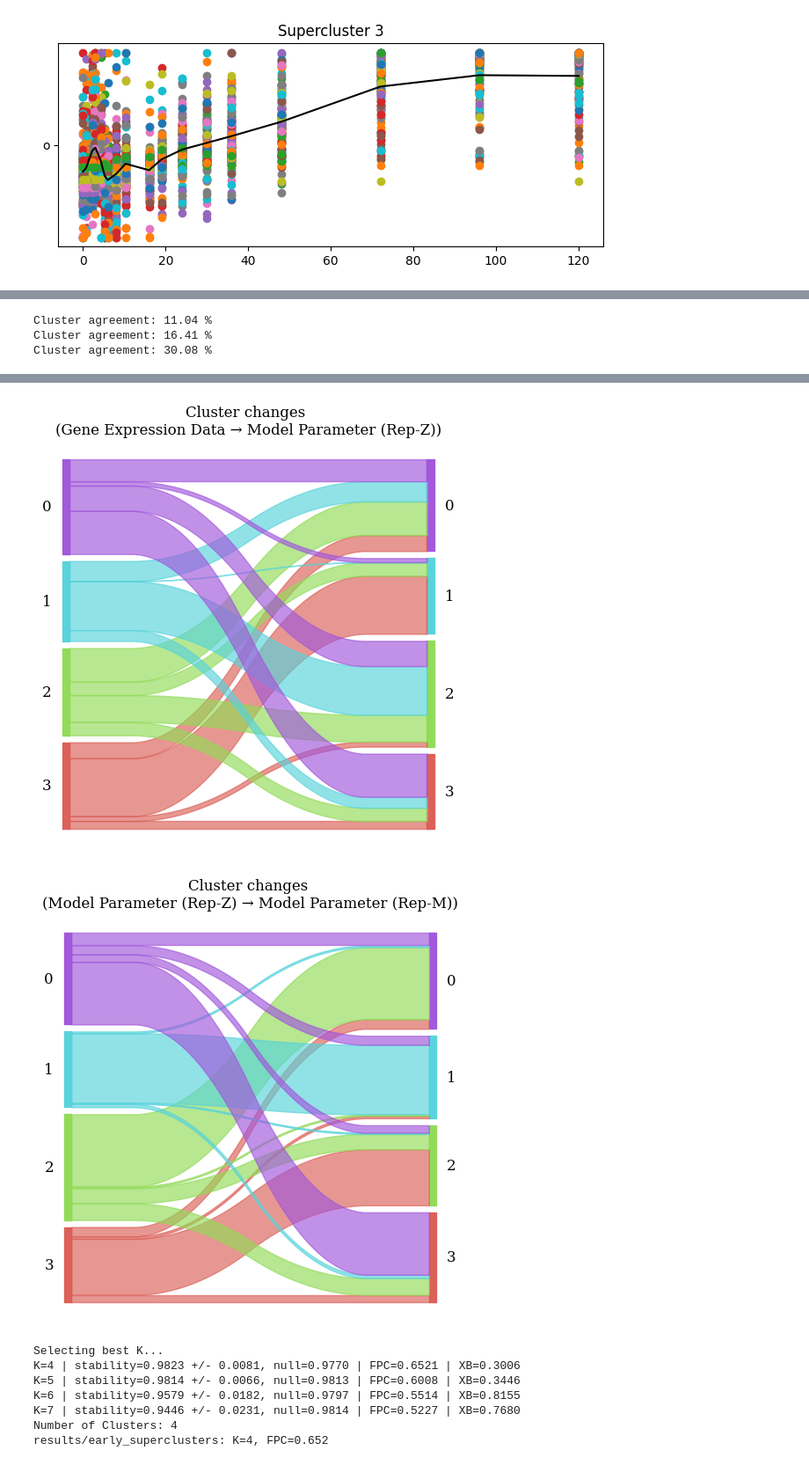
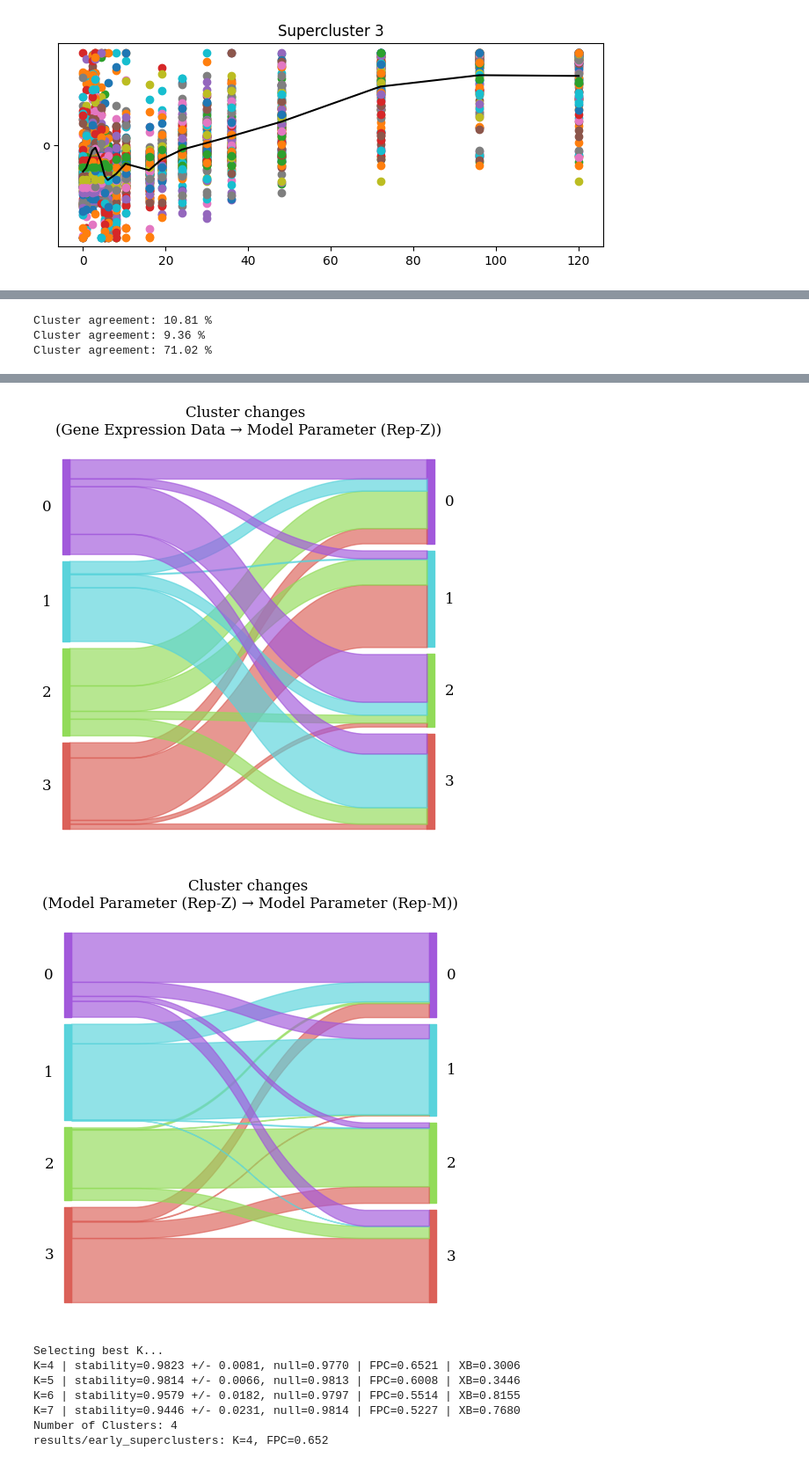
Before and after one commit to mariegrho/Expression_baseline_models, a Jupyter notebook: clustering/compare_results.ipynb, the cells around one changed output, grey strips where cells are left out. Shown at 88% size. Cells and saved outputs as stored; diff of their text form; code cells hidden in the pictures.

Commit message:
updated clustering

```diff
--- a/clustering/compare_results.ipynb
+++ b/clustering/compare_results.ipynb
@@ -111,11 +50,0 @@ plt.show()
-# %%
-ds24 = xr.load_dataset("../data/genes_tpms_white_pauli_JN_BK_mean.nc").sel(time=slice(0, 24))
-ds24["tpm"] = np.log2(ds24.tpm + 1)
-
-ds_clean24 = ds24.dropna(dim="time", how="all", subset=["tpm"])
-mask = (ds_clean24.tpm.max(dim="time", skipna=True) >= 1).any(dim="source")
-ds_filtered24 = ds_clean24.sel(ensembl_gene_id=mask)
-
-traj24 = xr.load_dataarray("results/all_gene_trajectories_24.nc")
-gof24 = pd.read_csv("results/gof_trajectories_24.csv")
-gof24.groupby("source").sum("accepted") / gof24.groupby("source").count().drop(columns="ensembl_gene_id")
@@ -174,11 +50,0 @@ for g in traj24.ensembl_gene_id.values[0:25]:
-# %%
-ds16 = xr.load_dataset("../data/genes_tpms_white_pauli_JN_BK_mean.nc").sel(time=slice(0, 16))
-ds16["tpm"] = np.log2(ds16.tpm + 1)
-
-ds_clean16 = ds16.dropna(dim="time", how="all", subset=["tpm"])
-mask = (ds_clean16.tpm.max(dim="time", skipna=True) >= 1).any(dim="source")
-ds_filtered16 = ds_clean16.sel(ensembl_gene_id=mask)
-
-traj16 = xr.load_dataarray("results/all_gene_trajectories_16.nc")
-gof16 = pd.read_csv("results/gof_trajectories_16.csv")
-gof16.groupby("source").sum("accepted") / gof16.groupby("source").count().drop(columns="ensembl_gene_id")
@@ -405,10 +217,10 @@ algo1 = "Gene Expression Data"
 ds1 = ds1 = xr.load_dataset("results/all_gene_cluster_annotation_minmax.nc").supercluster
 
 algo2 = "Model Parameter (Rep-M)"
-ds2 = xr.load_dataset("results/kinetic_params_Rep_M_labels.nc").cluster_label
+ds2 = xr.load_dataset("results/Rep_M_model_params_labels.nc").cluster_label
 
 algo3 = "Model Parameter (Rep-Z)"
-ds3 = xr.open_dataset("results/kinetic_params_Rep_Z_labels.nc").cluster_label
+ds3 = xr.open_dataset("results/Rep_Z_model_params_labels.nc").cluster_label
 
 # algo2 = "ts_k-means"
 # ds2 = xr.load_dataset("results/ts_k-means_euclidean_clustered_ds_White et al..nc")
@@ -419,6 +231,6 @@ df = cluster_agreement(ds1, ds2, algo1, algo2)
 df = cluster_agreement(ds1, ds3, algo1, algo3)
 df = cluster_agreement(ds3, ds2, algo3, algo2)
 # %% [output]
-Cluster agreement: 11.04 %
-Cluster agreement: 16.41 %
-Cluster agreement: 30.08 %
+Cluster agreement: 10.81 %
+Cluster agreement: 9.36 %
+Cluster agreement: 71.02 %
@@ -426,5 +238,5 @@ Cluster agreement: 30.08 %
-[figure, old version]
+[figure, new version]
-[figure, old version]
+[figure, new version]
 # %%
 # Clustering
 import xarray as xr
```
Also changed, not shown: parts of 19 cells of this notebook, 7 other files.
